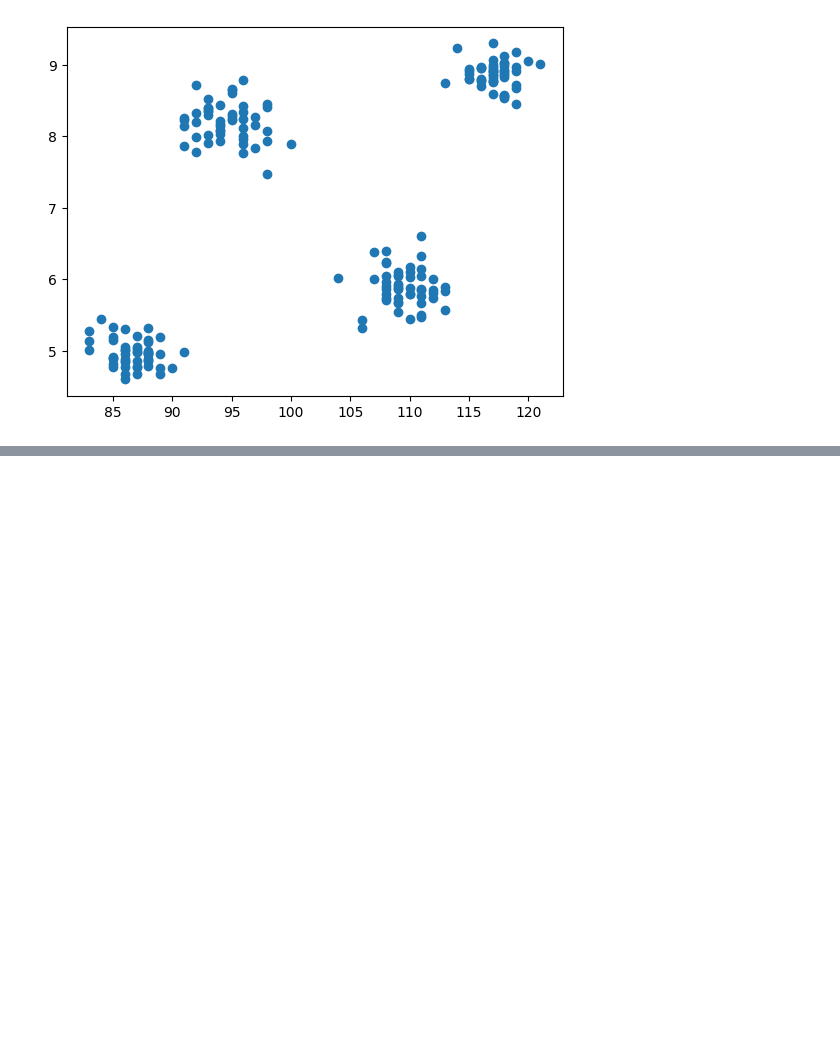
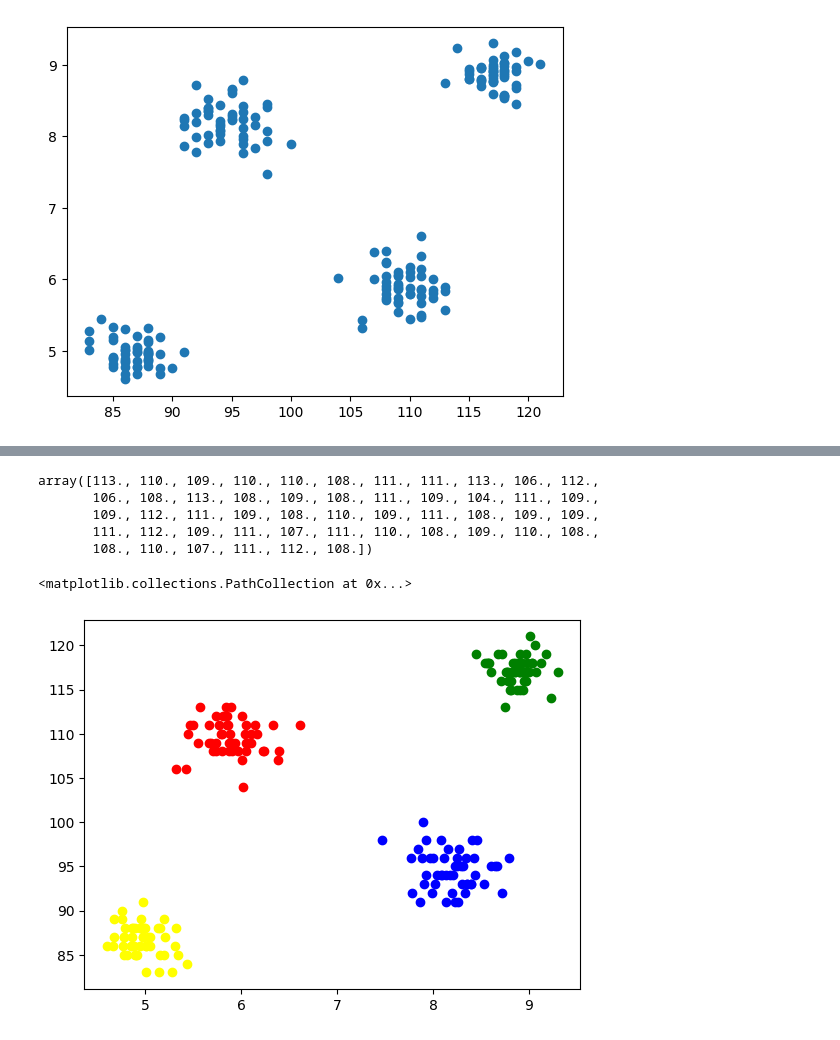
Before and after one commit to Abdullah-Mubeen/AI-ML-Practice, a Jupyter notebook: K-Means Clustering Al/kmeans-clustering-demo.ipynb, the cells around one changed output, grey strips where cells are left out. Cells and saved outputs as stored; diff of their text form; code cells hidden in the pictures; blank space fills up the shorter version.

```diff
--- a/K-Means Clustering Al/kmeans-clustering-demo.ipynb
+++ b/K-Means Clustering Al/kmeans-clustering-demo.ipynb
@@ -22,0 +50,5 @@ plt.scatter(df["iq"], df["cgpa"])
+# %%
+X = df.iloc[:,:].values
+km = KMeans(n_clusters=4)
+y_means = km.fit_predict(X)
+y_means
@@ -22,0 +66,16 @@ plt.scatter(df["iq"], df["cgpa"])
+# %%
+X[y_means == 3,1]
+# %% [output]
+array([113., 110., 109., 110., 110., 108., 111., 111., 113., 106., 112.,
+       106., 108., 113., 108., 109., 108., 111., 109., 104., 111., 109.,
+       109., 112., 111., 109., 108., 110., 109., 111., 108., 109., 109.,
+       111., 112., 109., 111., 107., 111., 110., 108., 109., 110., 108.,
+       108., 110., 107., 111., 112., 108.])
+# %%
+plt.scatter(X[y_means == 0,0], X[y_means == 0,1],color='blue')
+plt.scatter(X[y_means == 1,0], X[y_means == 1,1],color='green')
+plt.scatter(X[y_means == 2,0], X[y_means == 2,1],color='yellow')
+plt.scatter(X[y_means == 3,0], X[y_means == 3,1],color='red')
+# %% [output]
+<matplotlib.collections.PathCollection at 0x...>
+[figure, added]
```
Also changed, not shown: parts of 4 cells of this notebook.
